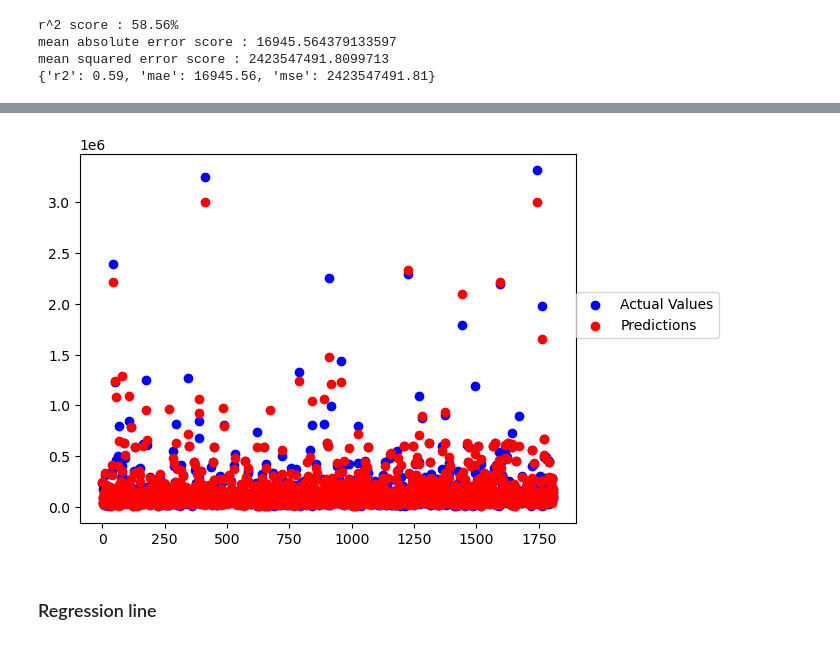
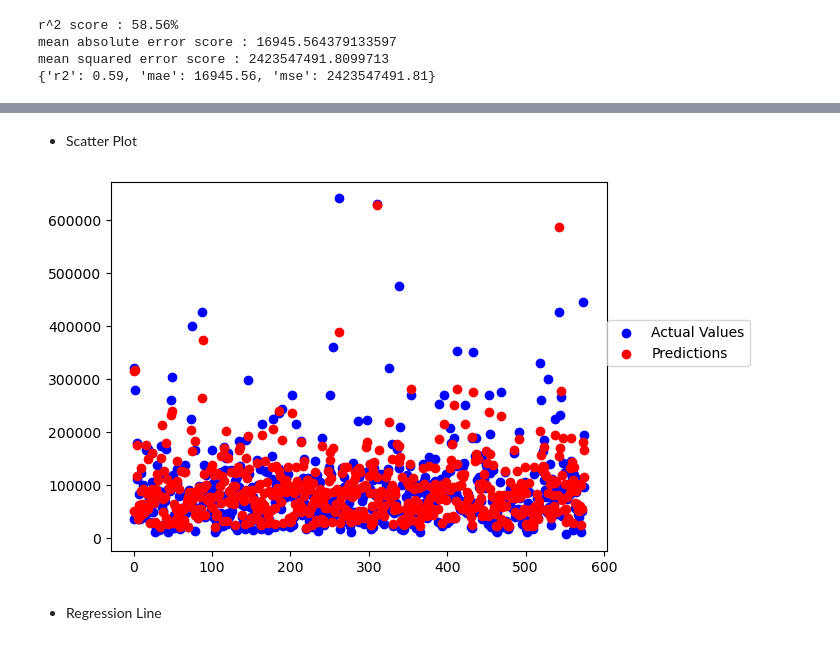
Before and after one commit to ilkeery/turkiye-car-prices-regressor, a Jupyter notebook: model-training.ipynb, the cells around one changed output, grey strips where cells are left out. Saved outputs shown, nothing was run; the diff lists cells and outputs as text; code cells hidden in the pictures.

Commit message:
model trained and evaluated

```diff
--- a/model-training.ipynb
+++ b/model-training.ipynb
@@ -166,0 +184,11 @@ cross_val_score(model, X, y).mean()
+# %%
+np.random.seed(27)
+random_search_cv = RandomizedSearchCV(estimator=model_pipeline,
+                                     param_distributions=param_grid,
+                                     cv=5,
+                                     n_iter=30,
+                                     verbose=True)
+# %%
+# Fit the model
+np.random.seed(27)
+random_search_cv.fit(X_train, y_train)
@@ -166,0 +227,3 @@ cross_val_score(model, X, y).mean()
+# %%
+y_preds = random_search_cv.predict(X_test)
+new_result = evaluate_preds(y_true=y_test, y_preds=y_preds)
@@ -220,13 +257,18 @@ df
+# %% [markdown]
+* Scatter Plot
+# %%
+d = {'True Label': np.array(y_test), 'Predicted Label': np.array(y_preds)}
+df = pd.DataFrame(data=d)
 # %%
 fig, ax = plt.subplots()
 x = np.arange(0, len(df), 1)
-ax.scatter(x, df["actual values"], c='b', label="Actual Values")
-ax.scatter(x, df["predictions"], c='r', label="Predictions")
+ax.scatter(x, df["True Label"], c='b', label="Actual Values")
+ax.scatter(x, df["Predicted Label"], c='r', label="Predictions")
 ax.legend(loc=(1, 0.5));
 # %% [output]
-[figure, old version]
+[figure, new version]
 # %% [markdown]
-### Regression line
+* Regression Line
 # %%
 plt.scatter(y_test, y_preds)
 plt.plot(y_test,y_test,color="g");
```
Also changed, not shown: parts of 19 cells of this notebook, 3 other files.
